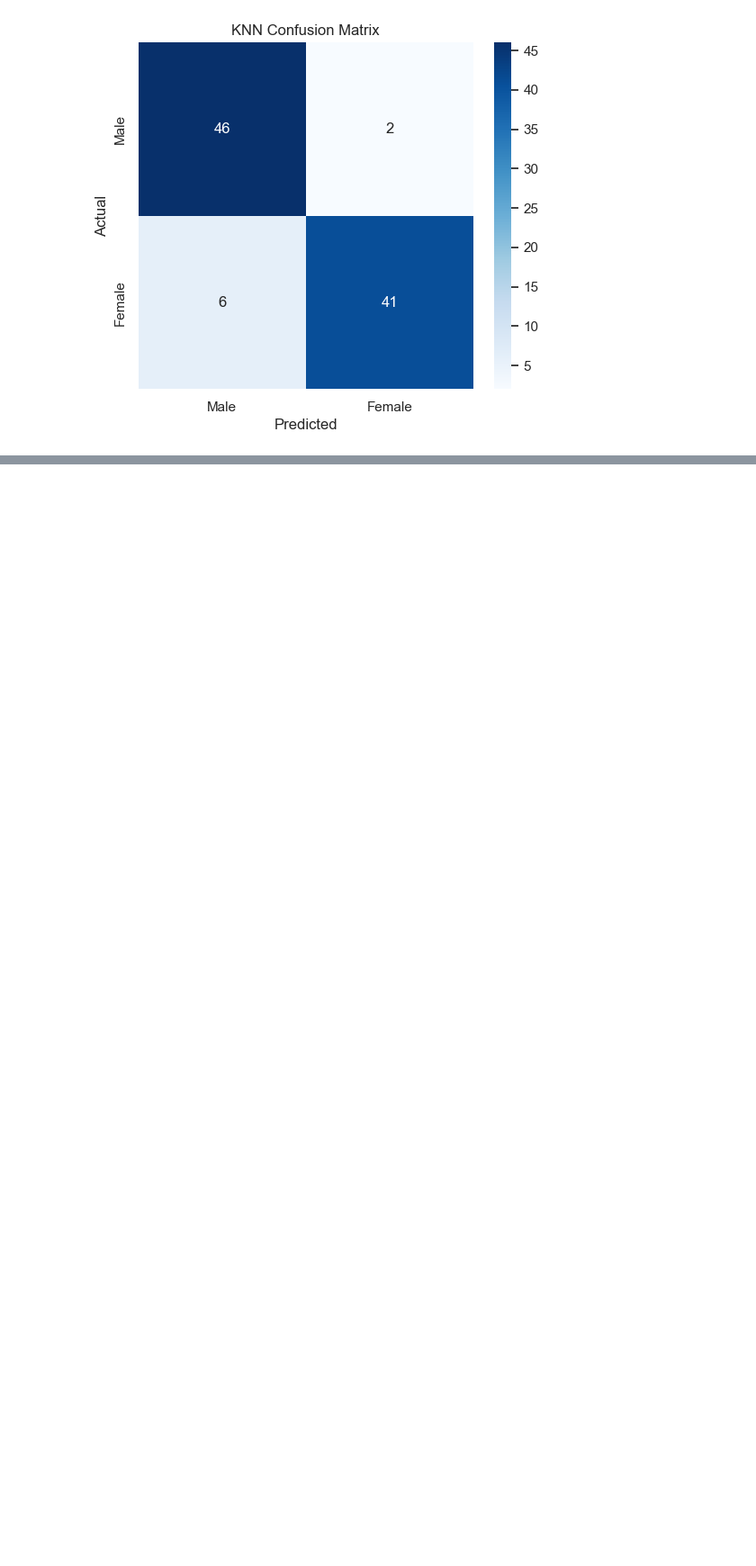
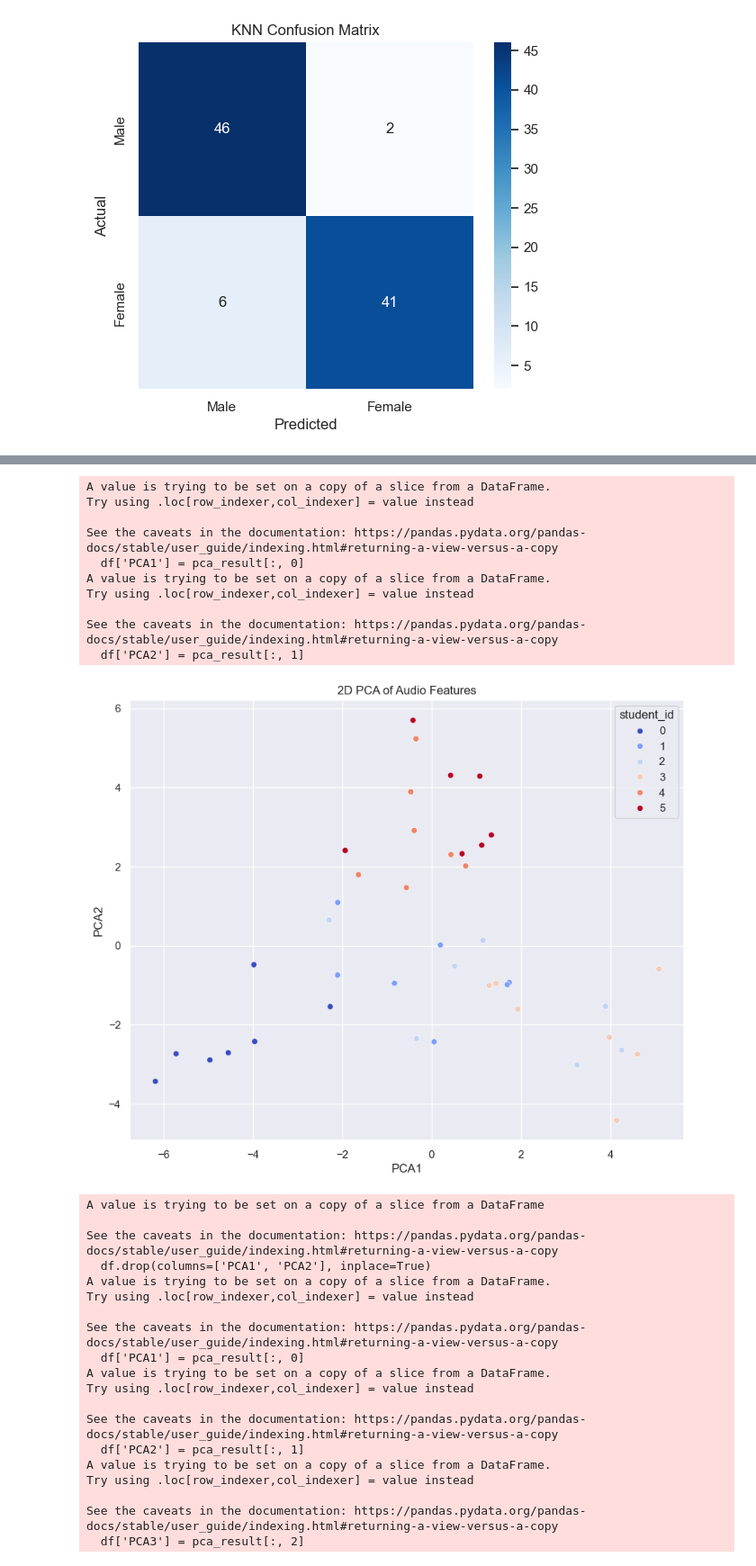
Before and after one commit to kasrahj/ML-Final-Project, a Jupyter notebook: classification.ipynb, the cells around one changed output, grey strips where cells are left out. Shown at 90% size. Drawn from its saved outputs; the diff is of its cells as text; code cells hidden in the pictures; blank space fills up the shorter version.

Commit message:
Add User Idenfication part

```diff
--- a/classification.ipynb
+++ b/classification.ipynb
@@ -362,0 +481,3 @@ confusion_matrix_plot(y_test, y_pred, "KNN")
+# %%
+filtered_dataset.drop(columns=['has_intro', 'question_number', 'file_name'], inplace=True)
+filtered_dataset.info()
@@ -362,0 +536,21 @@ confusion_matrix_plot(y_test, y_pred, "KNN")
+# %%
+df = filtered_dataset.copy()
+
+log_mel_features = [col for col in df.columns if "log_mel" in col]
+log_mel_data = df[log_mel_features]
+
+scaler = StandardScaler()
+log_mel_scaled = scaler.fit_transform(log_mel_data)
+
+pca = PCA(n_components=0.95)
+log_mel_pca = pca.fit_transform(log_mel_scaled)
+
+pca_columns = [f"log_mel_pca_{i}" for i in range(log_mel_pca.shape[1])]
+df_pca = pd.DataFrame(log_mel_pca, columns=pca_columns)
+
+df = df.drop(columns=log_mel_features)
+df.reset_index(drop=True, inplace=True)
+df_pca.reset_index(drop=True, inplace=True)
+df = pd.concat([df, df_pca], axis=1)
+
+print(f"Original log-mel features: {len(log_mel_features)}, Reduced to: {len(pca_columns)}")
@@ -362,0 +582,3 @@ confusion_matrix_plot(y_test, y_pred, "KNN")
+# %%
+df.drop(columns=['zero_crossing_rate', 'log_mel_pca_0'], inplace=True)
+df.info()
@@ -362,0 +605,10 @@ confusion_matrix_plot(y_test, y_pred, "KNN")
+# %%
+def get_6_students_data():
+    student_counts = dataset['student_id'].value_counts()
+    students_to_keep = student_counts[student_counts == 7].index
+    selected_students = np.random.choice(students_to_keep, size=6, replace=False)
+    data =  df[df['student_id'].isin(selected_students)]
+    le = LabelEncoder()
+    data['student_id'] = le.fit_transform(data['student_id'])
+    return data
+data = get_6_students_data()
@@ -362,0 +637,34 @@ confusion_matrix_plot(y_test, y_pred, "KNN")
+# %%
+plot_PCA(data, 'student_id', 2)
+plot_PCA(data, 'student_id', 3)
+# %% [output]
+A value is trying to be set on a copy of a slice from a DataFrame.
+Try using .loc[row_indexer,col_indexer] = value instead
+
+See the caveats in the documentation: https://pandas.pydata.org/pandas-docs/stable/user_guide/indexing.html#returning-a-view-versus-a-copy
+  df['PCA1'] = pca_result[:, 0]
+A value is trying to be set on a copy of a slice from a DataFrame.
+Try using .loc[row_indexer,col_indexer] = value instead
+
+See the caveats in the documentation: https://pandas.pydata.org/pandas-docs/stable/user_guide/indexing.html#returning-a-view-versus-a-copy
+  df['PCA2'] = pca_result[:, 1]
+[figure, added]
+A value is trying to be set on a copy of a slice from a DataFrame
+
+See the caveats in the documentation: https://pandas.pydata.org/pandas-docs/stable/user_guide/indexing.html#returning-a-view-versus-a-copy
+  df.drop(columns=['PCA1', 'PCA2'], inplace=True)
+A value is trying to be set on a copy of a slice from a DataFrame.
+Try using .loc[row_indexer,col_indexer] = value instead
+
+See the caveats in the documentation: https://pandas.pydata.org/pandas-docs/stable/user_guide/indexing.html#returning-a-view-versus-a-copy
+  df['PCA1'] = pca_result[:, 0]
+A value is trying to be set on a copy of a slice from a DataFrame.
+Try using .loc[row_indexer,col_indexer] = value instead
+
+See the caveats in the documentation: https://pandas.pydata.org/pandas-docs/stable/user_guide/indexing.html#returning-a-view-versus-a-copy
+  df['PCA2'] = pca_result[:, 1]
+A value is trying to be set on a copy of a slice from a DataFrame.
+Try using .loc[row_indexer,col_indexer] = value instead
+
+See the caveats in the documentation: https://pandas.pydata.org/pandas-docs/stable/user_guide/indexing.html#returning-a-view-versus-a-copy
+  df['PCA3'] = pca_result[:, 2]
```
Also changed, not shown: parts of 27 cells of this notebook, 1 other file.
